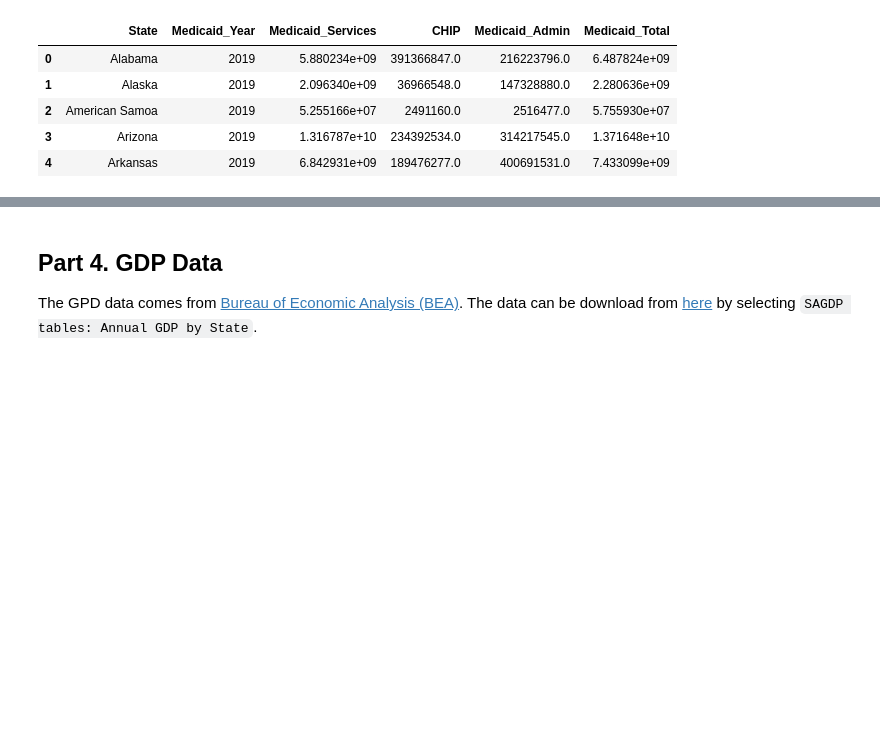
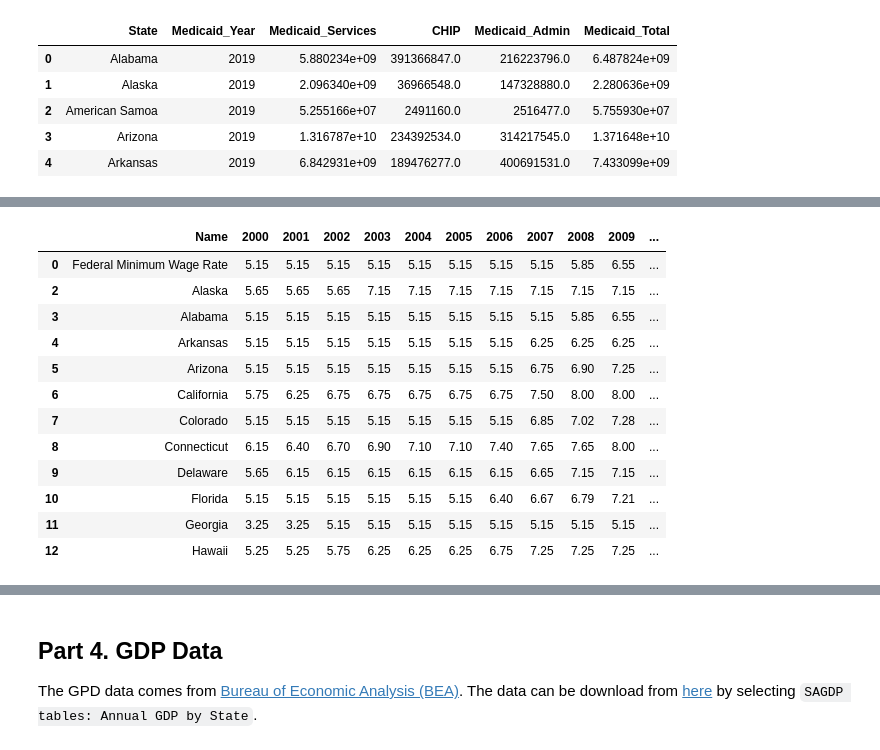
Before and after one commit to Kugelbrecher/data-repository-partial-code, a Jupyter notebook: code/clean_Other.ipynb, the cells around one changed output, grey strips where cells are left out. Saved outputs shown, nothing was run; the diff lists cells and outputs as text; code cells hidden in the pictures; blank space fills up the shorter version.

```diff
--- a/code/clean_Other.ipynb
+++ b/code/clean_Other.ipynb
@@ -183,8 +180,0 @@ df.head()
-# %%
-url = 'https://www.laborlawcenter.com/state-minimum-wage-rates'
-url = requests.get(url).text
-
-tables = pd.read_html(url)
-print(len(tables))
-
-tables[0].head(3)
@@ -230,0 +196,23 @@ df
+# %%
+def fetch_and_process_data(year):
+    url = "https://fred.stlouisfed.org/release/tables?rid=387&eid=243906&od=" + str(year) + "-01-01#"
+    tables = pd.read_html(url) # list of all tables
+    df = tables[0] # type is dataframe
+    df.columns = df.columns.droplevel(0)
+    if year < 2007:
+        df = df.iloc[:, [1,3]]
+    else:
+        df = df.iloc[:, [1,2]]
+    df.reset_index(drop=True, inplace=True)
+    df.columns = ['Name', str(year)]
+    return df
+
+
+df_init = pd.DataFrame()
+
+for year in range(2000, 2023):
+    df = fetch_and_process_data(year)
+    if df_init.empty:
+        df_init = df
+    else:
+        df_init = df_init.merge(df, on='Name', how='outer')
@@ -230,0 +229,28 @@ df
+# %%
+# drop the state minimum wage row
+df = df_init.drop([1])
+# remove the '(no state minimum wage)' from the state name
+df['Name'] = df['Name'].str.replace(' \(no state minimum wage\)', '', regex=True)
+
+# for year columns, if value is . or NaN, then replace with the value of Name=Federal Minimum Wage Rate
+# which is the first row value
+for col in df.columns[1:]:
+    df[col] = df[col].fillna(df.iloc[0][col])
+    df[col] = df[col].replace('.', df.iloc[0][col])
+    df[col] = df[col].astype(float)
+# %%
+df.head(12)
+# %% [output]
+|  | Name | 2000 | 2001 | 2002 | 2003 | 2004 | 2005 | 2006 | 2007 | 2008 | 2009 | ... |
+| 0 | Federal Minimum Wage Rate | 5.15 | 5.15 | 5.15 | 5.15 | 5.15 | 5.15 | 5.15 | 5.15 | 5.85 | 6.55 | ... |
+| 2 | Alaska | 5.65 | 5.65 | 5.65 | 7.15 | 7.15 | 7.15 | 7.15 | 7.15 | 7.15 | 7.15 | ... |
+| 3 | Alabama | 5.15 | 5.15 | 5.15 | 5.15 | 5.15 | 5.15 | 5.15 | 5.15 | 5.85 | 6.55 | ... |
+| 4 | Arkansas | 5.15 | 5.15 | 5.15 | 5.15 | 5.15 | 5.15 | 5.15 | 6.25 | 6.25 | 6.25 | ... |
+| 5 | Arizona | 5.15 | 5.15 | 5.15 | 5.15 | 5.15 | 5.15 | 5.15 | 6.75 | 6.90 | 7.25 | ... |
+| 6 | California | 5.75 | 6.25 | 6.75 | 6.75 | 6.75 | 6.75 | 6.75 | 7.50 | 8.00 | 8.00 | ... |
+| 7 | Colorado | 5.15 | 5.15 | 5.15 | 5.15 | 5.15 | 5.15 | 5.15 | 6.85 | 7.02 | 7.28 | ... |
+| 8 | Connecticut | 6.15 | 6.40 | 6.70 | 6.90 | 7.10 | 7.10 | 7.40 | 7.65 | 7.65 | 8.00 | ... |
+| 9 | Delaware | 5.65 | 6.15 | 6.15 | 6.15 | 6.15 | 6.15 | 6.15 | 6.65 | 7.15 | 7.15 | ... |
+| 10 | Florida | 5.15 | 5.15 | 5.15 | 5.15 | 5.15 | 5.15 | 6.40 | 6.67 | 6.79 | 7.21 | ... |
+| 11 | Georgia | 3.25 | 3.25 | 5.15 | 5.15 | 5.15 | 5.15 | 5.15 | 5.15 | 5.15 | 5.15 | ... |
+| 12 | Hawaii | 5.25 | 5.25 | 5.75 | 6.25 | 6.25 | 6.25 | 6.75 | 7.25 | 7.25 | 7.25 | ... |
```
Also changed, not shown: parts of 6 cells of this notebook.
